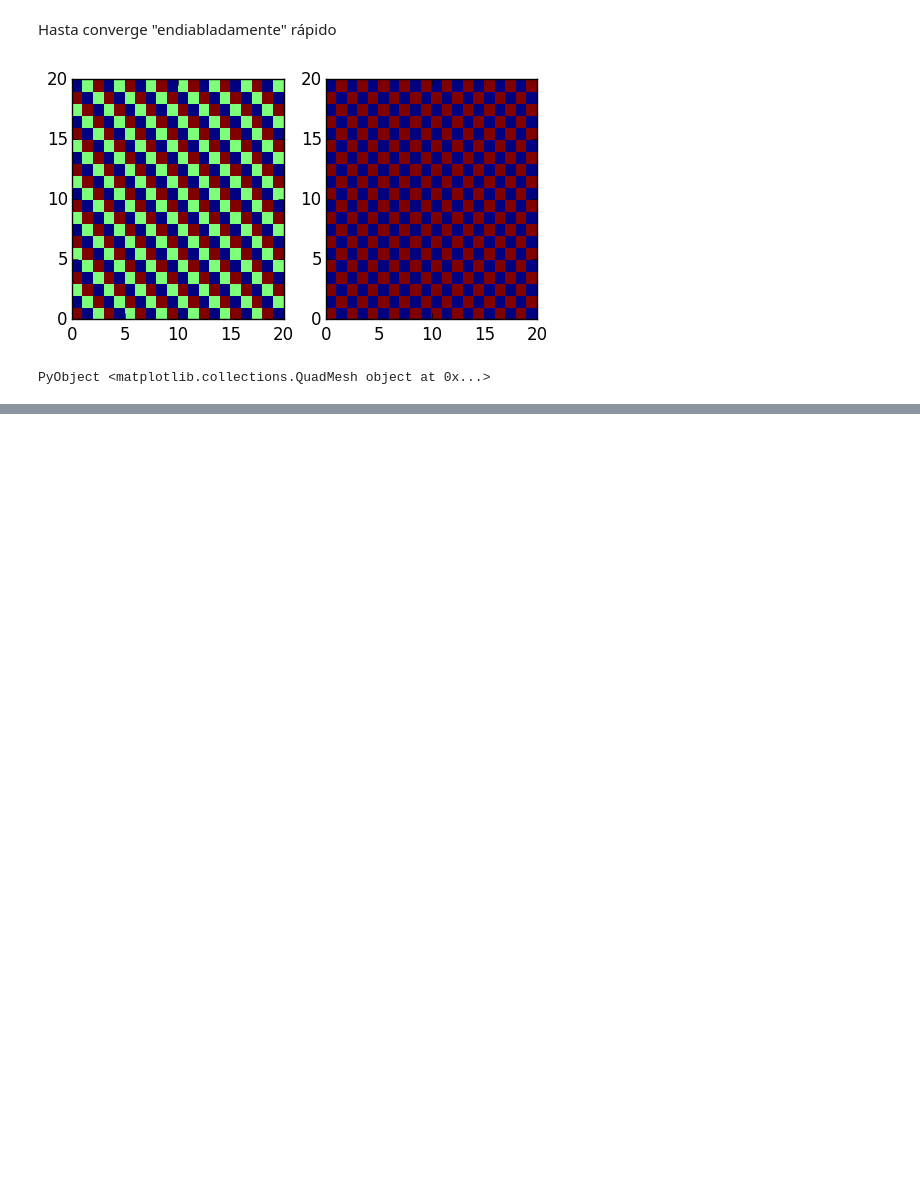
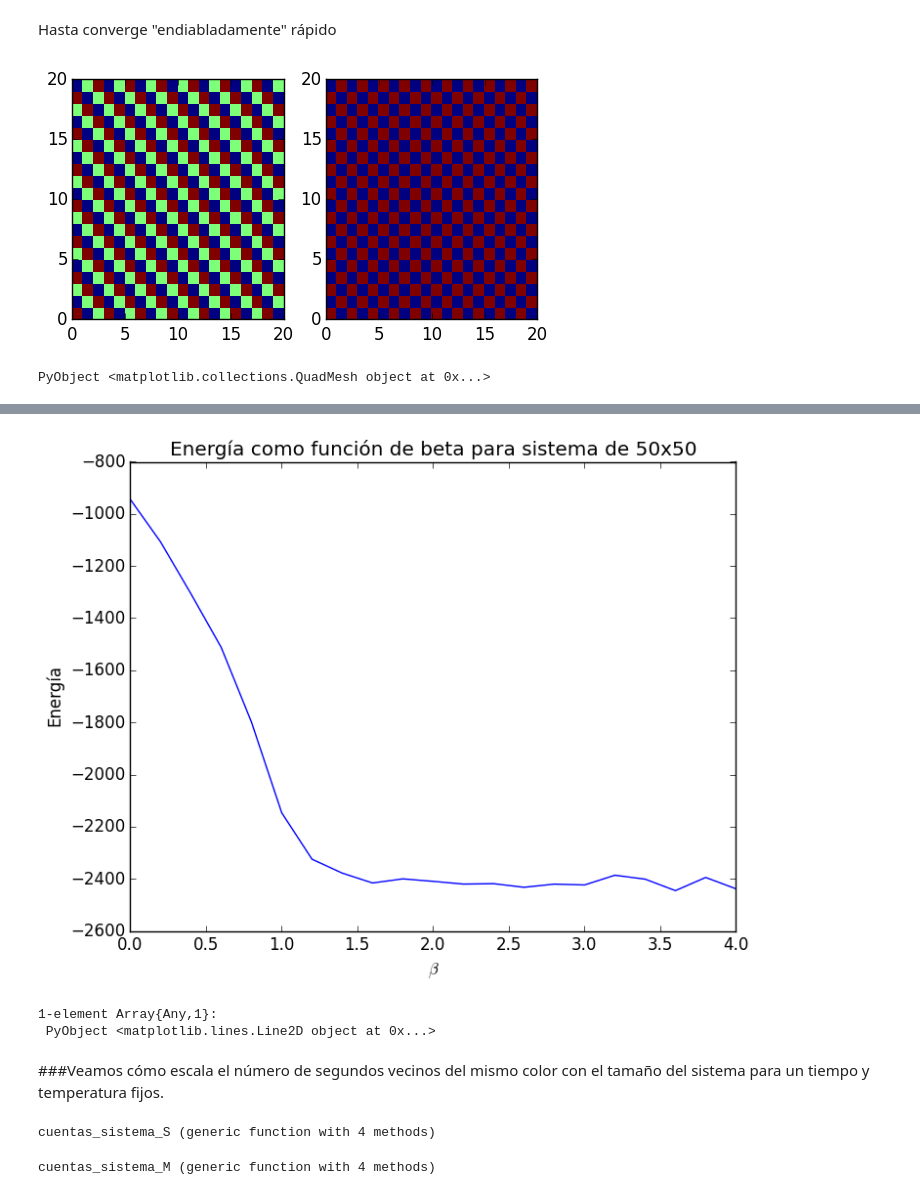
Before and after one commit to jorgeerrz/Hielo, a Jupyter notebook: Proyecto final.ipynb, the cells around one changed output, grey strips where cells are left out. Saved outputs shown, nothing was run; the diff lists cells and outputs as text; code cells hidden in the pictures; blank space fills up the shorter version.

```diff
--- a/Proyecto final.ipynb
+++ b/Proyecto final.ipynb
@@ -666,4 +669,2 @@ contadorespromedio_beta (generic function with 8 methods)
 # %%
 config=conf_random(50,50);
-# %%
-promedios=contadorespromedio_beta(config)
@@ -693,0 +677,47 @@ plot(promedios)
+# %%
+title("Energía como función de beta para sistema de 50x50")
+xlabel(L"$\beta$")
+ylabel("Energía")
+plot([0:0.2:4.0],2500-promedios)
+# %% [output]
+[figure, added]
+1-element Array{Any,1}:
+ PyObject <matplotlib.lines.Line2D object at 0x...>
+# %% [markdown]
+###Veamos cómo escala el número de segundos vecinos del mismo color con el tamaño del sistema para un tiempo y temperatura fijos.
+# %%
+function cuentas_sistema_S(β,t_eval=20,L_max=50,paso=10)
+    tamaños=[10:paso:L_max]
+    maximo=length(tamaños)
+    out=zeros(maximo)
+    for L in 1:maximo
+        old=conf_random(tamaños[L],tamaños[L],30)
+        for t in 1:t_eval
+            new=Single_cluster_E(β,old)
+            out[L]+=contador_segundos(new)
+            new,old=old,new
+        end
+        out[L]=out[L]/t_eval
+    end
+    tamaños.^2,out
+end
+# %% [output]
+cuentas_sistema_S (generic function with 4 methods)
+# %%
+function cuentas_sistema_M(β,t_eval=20,L_max=50,paso=10)
+    tamaños=[10:paso:L_max]
+    maximo=length(tamaños)
+    out=zeros(maximo)
+    for L in 1:maximo
+        old=conf_random(tamaños[L],tamaños[L],15)
+        for t in 1:t_eval
+            new=MultiCluster_E(β,old)
+            out[L]+=contador_segundos(new)
+            new,old=old,new
+        end
+        out[L]=out[L]/t_eval
+    end
+    tamaños.^2,out
+end
+# %% [output]
+cuentas_sistema_M (generic function with 4 methods)
```
Also changed, not shown: parts of 17 cells of this notebook.
